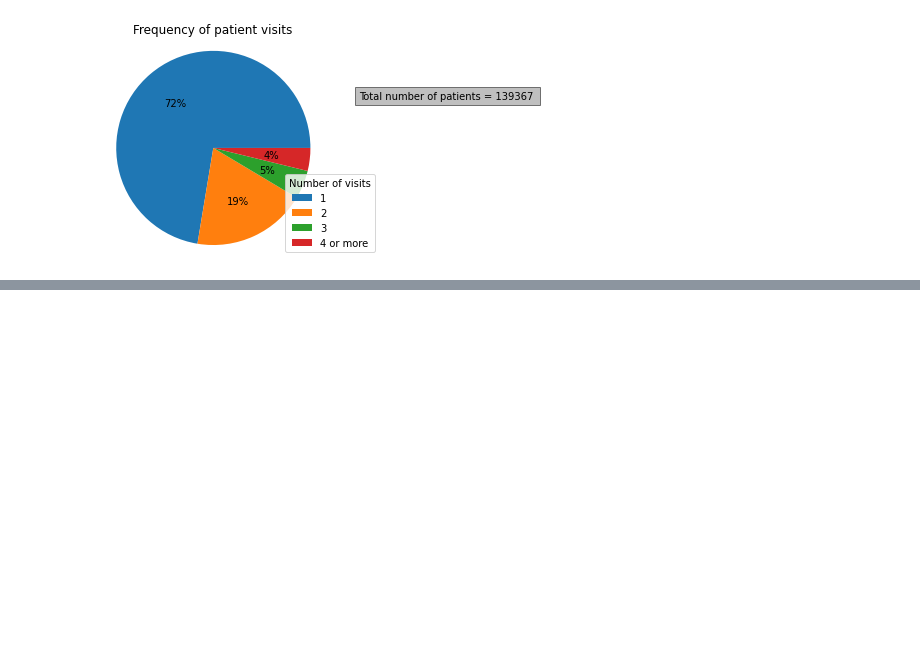
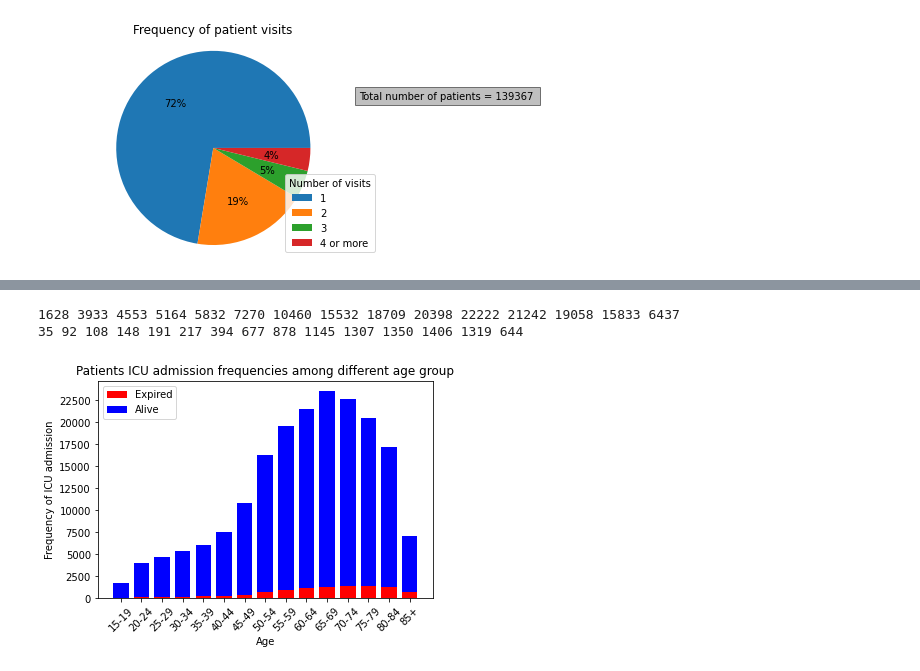
Before and after one commit to sumaiya08/clinical-decision-support, a Jupyter notebook: Plots.ipynb, the cells around one changed output, grey strips where cells are left out. Cells and saved outputs as stored; diff of their text form; code cells hidden in the pictures; blank space fills up the shorter version.

Commit message:
plots updated

```diff
--- a/Plots.ipynb
+++ b/Plots.ipynb
@@ -69,0 +53,74 @@ ValueError: ignored
+# %%
+ages=["15-19","20-24","25-29","30-34","35-39","40-44","45-49","50-54","55-59","60-64","65-69","70-74","75-79","80-84","85+"]
+alive = patient[(patient.unitdischargestatus=='Alive')]
+#alive.dtypes
+#alive['age'] = pd.to_numeric(alive['age'])
+#alive.astype({"age":int})df["a"] = pd.to_numeric(df["a"])
+a1 = alive.age[(alive.age>='15') & (alive.age<'20')].count()
+a2 = alive.age[(alive.age>='20') & (alive.age<'25')].count()
+a3 = alive.age[(alive.age>='25') & (alive.age<'30')].count()
+a4 = alive.age[(alive.age>='30') & (alive.age<'35')].count()
+a5 = alive.age[(alive.age>='35') & (alive.age<'40')].count()
+a6 = alive.age[(alive.age>='40') & (alive.age<'45')].count()
+a7 = alive.age[(alive.age>='45') & (alive.age<'50')].count()
+a8 = alive.age[(alive.age>='50') & (alive.age<'55')].count()
+a9 = alive.age[(alive.age>='55') & (alive.age<'60')].count()
+a10 = alive.age[(alive.age>='60') & (alive.age<'65')].count()
+a11 = alive.age[(alive.age>='65') & (alive.age<'70')].count()
+a12 = alive.age[(alive.age>='70') & (alive.age<'75')].count()
+a13 = alive.age[(alive.age>='75') & (alive.age<'80')].count()
+a14 = alive.age[(alive.age>='80') & (alive.age<'85')].count()
+a15 = alive.age[(alive.age>='85') & (alive.age=='> 89')].count()
+print(a1,a2,a3,a4,a5,a6,a7,a8,a9,a10,a11,a12,a13,a14,a15)
+values = [a1,a2,a3,a4,a5,a6,a7,a8,a9,a10,a11,a12,a13,a14,a15]
+
+#a=freq.numvisit[freq.numvisit==1].count()
+#alive = alive.set_index("unitdischargestatus")
+#alive = alive.drop("Expired", axis=0)
+expired = patient[patient.unitdischargestatus=='Expired']
+e1 = expired.age[(expired.age>='15') & (expired.age<'20')].count()
+e2 = expired.age[(expired.age>='20') & (expired.age<'25')].count()
+e3 = expired.age[(expired.age>='25') & (expired.age<'30')].count()
+e4 = expired.age[(expired.age>='30') & (expired.age<'35')].count()
+e5 = expired.age[(expired.age>='35') & (expired.age<'40')].count()
+e6 = expired.age[(expired.age>='40') & (expired.age<'45')].count()
+e7 = expired.age[(expired.age>='45') & (expired.age<'50')].count()
+e8 = expired.age[(expired.age>='50') & (expired.age<'55')].count()
+e9 = expired.age[(expired.age>='55') & (expired.age<'60')].count()
+e10 = expired.age[(expired.age>='60') & (expired.age<'65')].count()
+e11 = expired.age[(expired.age>='65') & (expired.age<'70')].count()
+e12 = expired.age[(expired.age>='70') & (expired.age<'75')].count()
+e13 = expired.age[(expired.age>='75') & (expired.age<'80')].count()
+e14 = expired.age[(expired.age>='80') & (expired.age<'85')].count()
+e15 = expired.age[(expired.age>='85') & (expired.age=='> 89')].count()
+print(e1,e2,e3,e4,e5,e6,e7,e8,e9,e10,e11,e12,e13,e14,e15)
+values1 = [e1,e2,e3,e4,e5,e6,e7,e8,e9,e10,e11,e12,e13,e14,e15]
+
+#print(alive)
+#zero = alive.groupby('uniquepid')
+#len(zero.count())
+#zero1 = expired.groupby('uniquepid')
+#len(zero1.count())
+#zero = alive.unitdischargestatus.count()
+
+#zero1=expired.unitdischargestatus.count()
+#values = [zero,zero1]
+N=15
+ind = np.arange(N)
+#index = np.arange(len(ages))
+#score_label = np.arange(0,12500,2500)
+width = 0.75
+p1 = plt.bar(ages,values1,width,color="red",label="Expired")
+p2 = plt.bar(ages,values,width,color="blue",label="Alive",bottom=values1)
+plt.xlabel('Age')
+plt.ylabel('Frequency of ICU admission')
+plt.title('Patients ICU admission frequencies among different age group')
+plt.xticks(ind, ages,rotation =45)
+#plt.set_xticklabels(ages, rotation = 45, ha="right")
+plt.yticks(np.arange(0, 25000, 2500))
+plt.legend((p1[0], p2[0]), ('Expired', 'Alive'))
+plt.show()
+# %% [output]
+1628 3933 4553 5164 5832 7270 10460 15532 18709 20398 22222 21242 19058 15833 6437
+35 92 108 148 191 217 394 677 878 1145 1307 1350 1406 1319 644
+[figure, added]
```
Also changed, not shown: parts of 2 cells of this notebook.
